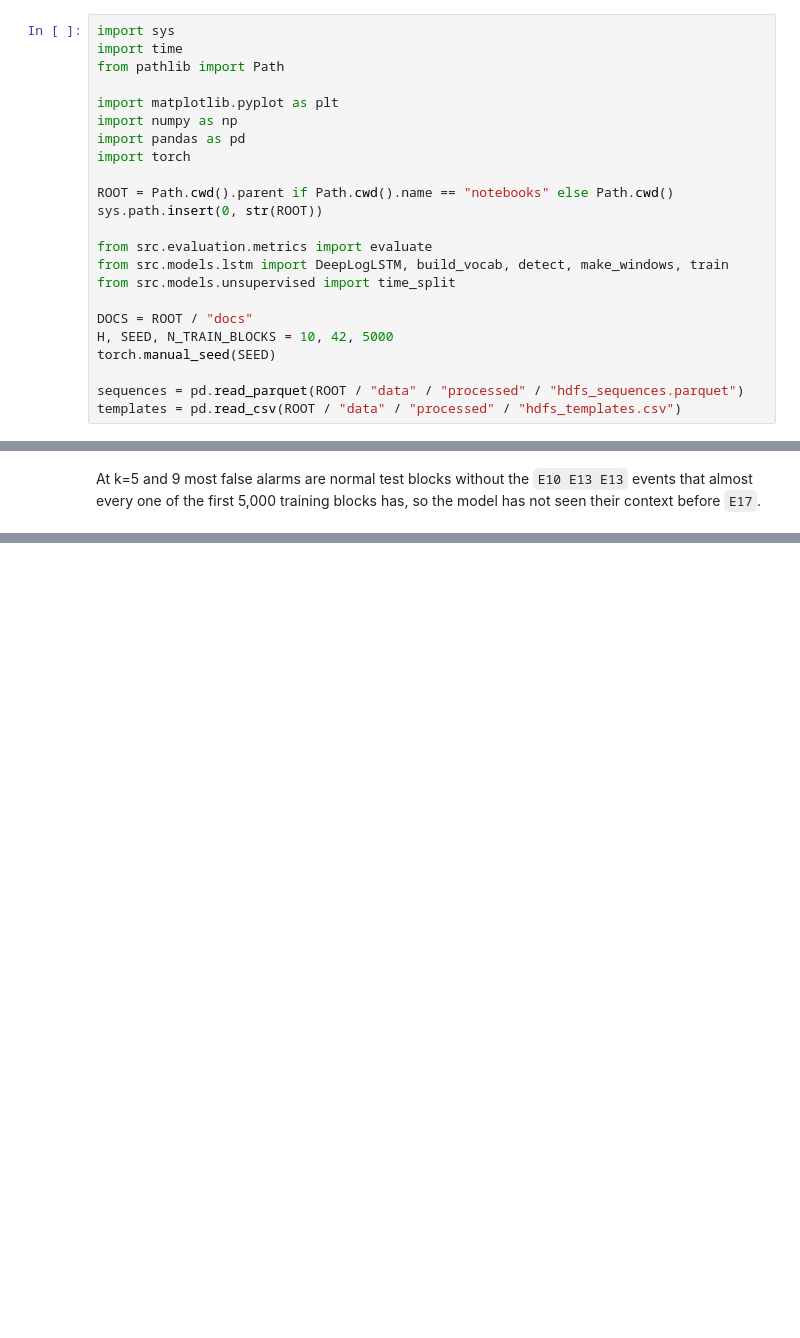
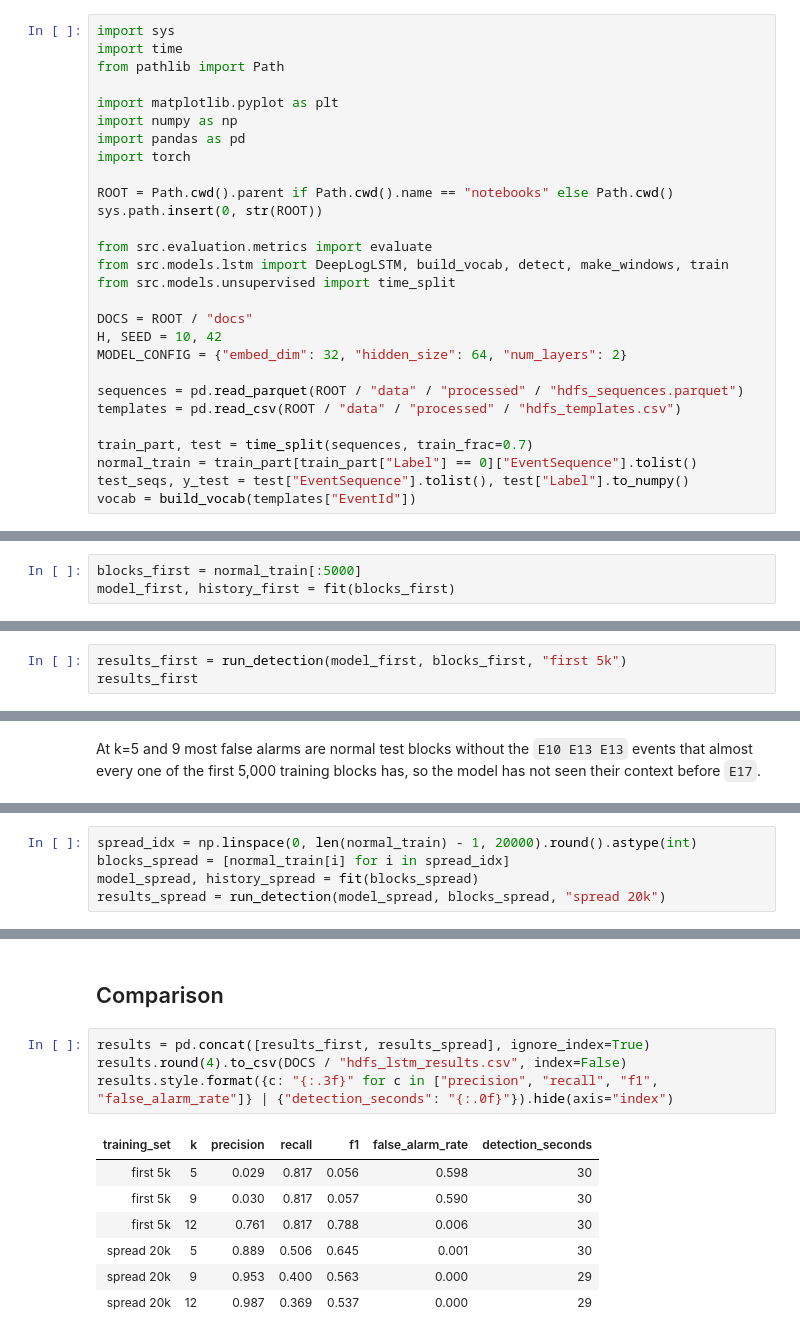
Before and after one commit to Awais866728/log-anomaly-detection, a Jupyter notebook: notebooks/08_hdfs_lstm.ipynb, the cells around one changed output, grey strips where cells are left out. Cells and saved outputs as stored; diff of their text form; blank space fills up the shorter version.

Commit message:
LSTM trained on wider normal sample across training period

```diff
--- a/notebooks/08_hdfs_lstm.ipynb
+++ b/notebooks/08_hdfs_lstm.ipynb
@@ -20,8 +20,13 @@ from src.models.lstm import DeepLogLSTM, build_vocab, detect, make_windows, trai
 from src.models.unsupervised import time_split
 
 DOCS = ROOT / "docs"
-H, SEED, N_TRAIN_BLOCKS = 10, 42, 5000
-torch.manual_seed(SEED)
+H, SEED = 10, 42
+MODEL_CONFIG = {"embed_dim": 32, "hidden_size": 64, "num_layers": 2}
 
 sequences = pd.read_parquet(ROOT / "data" / "processed" / "hdfs_sequences.parquet")
 templates = pd.read_csv(ROOT / "data" / "processed" / "hdfs_templates.csv")
+
+train_part, test = time_split(sequences, train_frac=0.7)
+normal_train = train_part[train_part["Label"] == 0]["EventSequence"].tolist()
+test_seqs, y_test = test["EventSequence"].tolist(), test["Label"].to_numpy()
+vocab = build_vocab(templates["EventId"])
@@ -74,0 +69,3 @@ Parameters: 62,830
+# %%
+blocks_first = normal_train[:5000]
+model_first, history_first = fit(blocks_first)
@@ -119,0 +113,3 @@ results.style.format({c: "{:.4f}" for c in ["precision", "recall", "f1", "false_
+# %%
+results_first = run_detection(model_first, blocks_first, "first 5k")
+results_first
@@ -121,0 +127,5 @@ At k=5 and 9 most false alarms are normal test blocks without the `E10 E13 E13`
+# %%
+spread_idx = np.linspace(0, len(normal_train) - 1, 20000).round().astype(int)
+blocks_spread = [normal_train[i] for i in spread_idx]
+model_spread, history_spread = fit(blocks_spread)
+results_spread = run_detection(model_spread, blocks_spread, "spread 20k")
@@ -122 +150,15 @@ At k=5 and 9 most false alarms are normal test blocks without the `E10 E13 E13`
+# %% [markdown]
+## Comparison
+# %%
+results = pd.concat([results_first, results_spread], ignore_index=True)
+results.round(4).to_csv(DOCS / "hdfs_lstm_results.csv", index=False)
+results.style.format({c: "{:.3f}" for c in ["precision", "recall", "f1", "false_alarm_rate"]} | {"detection_seconds": "{:.0f}"}).hide(axis="index")
+# %% [output]
+| training_set | k | precision | recall | f1 | false_alarm_rate | detection_seconds |
+| first 5k | 5 | 0.029 | 0.817 | 0.056 | 0.598 | 30 |
+| first 5k | 9 | 0.030 | 0.817 | 0.057 | 0.590 | 30 |
+| first 5k | 12 | 0.761 | 0.817 | 0.788 | 0.006 | 30 |
+| spread 20k | 5 | 0.889 | 0.506 | 0.645 | 0.001 | 30 |
+| spread 20k | 9 | 0.953 | 0.400 | 0.563 | 0.000 | 29 |
+| spread 20k | 12 | 0.987 | 0.369 | 0.537 | 0.000 | 29 |
 # %% [markdown]
```
Also changed, not shown: parts of 15 cells of this notebook, 1 other file.
